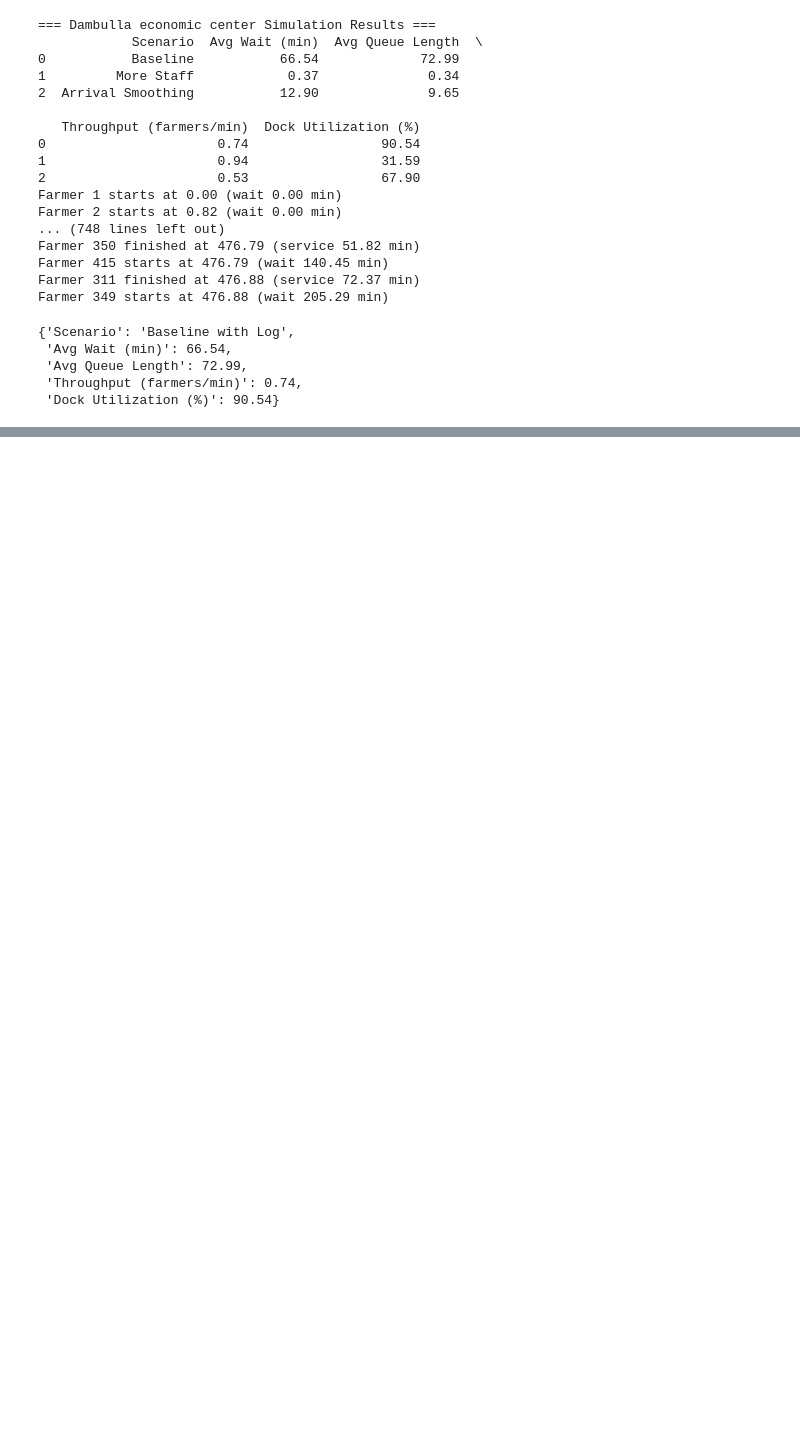
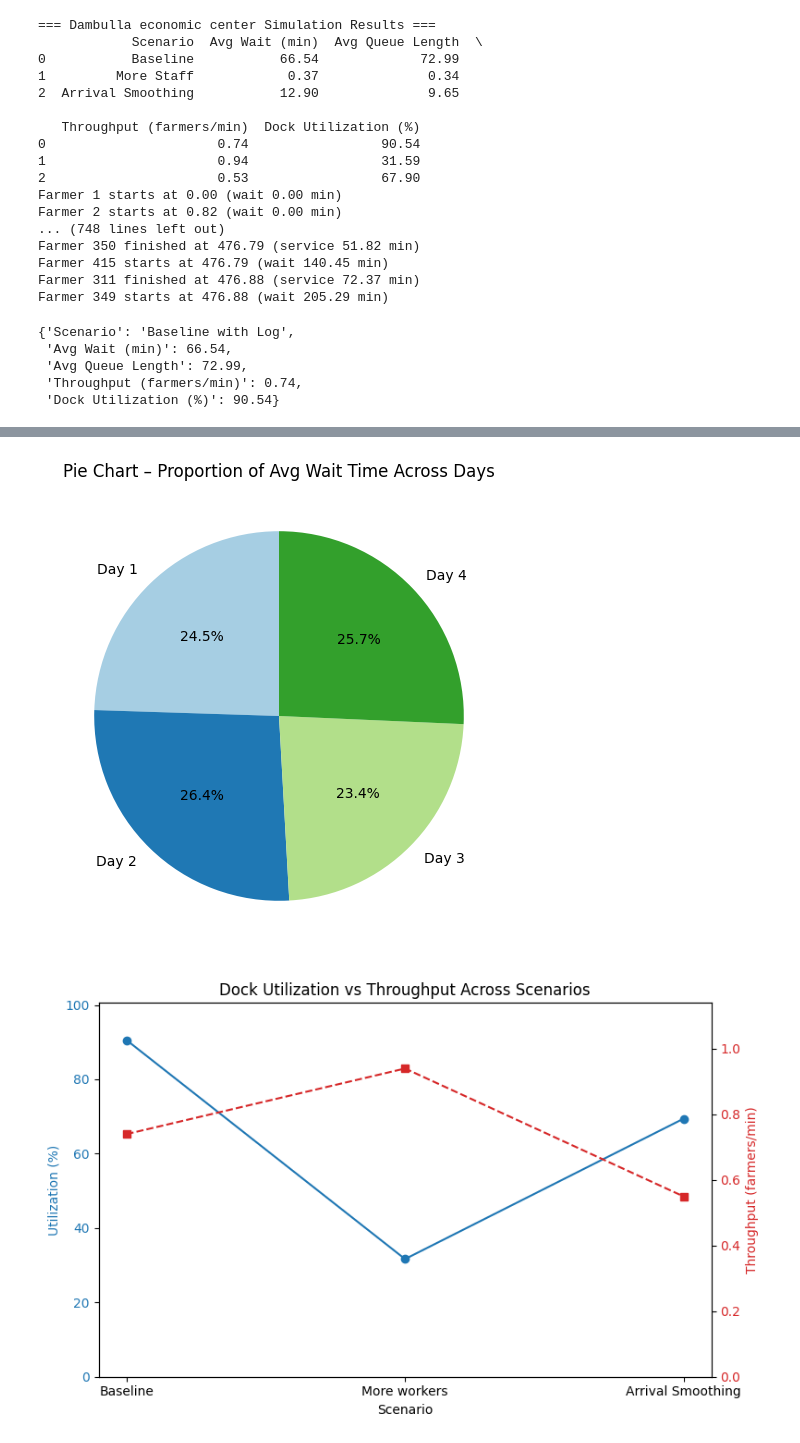
Before and after one commit to mpggekweerasinghe/case-study, a Jupyter notebook: dambulla.ipynb, the cells around one changed output, grey strips where cells are left out. Drawn from its saved outputs; the diff is of its cells as text; code cells hidden in the pictures; blank space fills up the shorter version.

Commit message:
changing the format of charts

```diff
--- a/dambulla.ipynb
+++ b/dambulla.ipynb
@@ -112,9 +110,12 @@ Farmer 349 starts at 476.88 (wait 205.29 min)
  'Throughput (farmers/min)': 0.74,
  'Dock Utilization (%)': 90.54}
 # %%
+# ---------------- Libraries ----------------
 import numpy as np
+import pandas as pd
 import matplotlib.pyplot as plt
 
+# ---------------- Scenario Comparison (Bar Chart) ----------------
 avg_wait = [66.54, 1.67, 20.81]
 avg_queue = [72.99, 1.56, 14.88]
 throughput = [0.74, 0.94, 0.55]
@@ -129,12 +130,65 @@ plt.bar(x - 1.5*width, avg_wait, width, label='Avg Wait (min)', color='skyblue')
 plt.bar(x - 0.5*width, avg_queue, width, label='Avg Queue', color='orange')
 plt.bar(x + 0.5*width, throughput, width, label='Throughput', color='green')
 plt.bar(x + 1.5*width, utilization, width, label='Dock Utilization (%)', color='purple')
-
 plt.xticks(x, scenario_name)
 plt.ylabel("Metrics")
 plt.title("Comparison of All Metrics by Scenario")
 plt.legend()
 plt.grid(axis='y', linestyle='--', alpha=0.5)
 plt.show()
+
+
+# ---------------- Baseline 4-Day Data ----------------
+baseline_data = {
+    'Day': ['Day 1', 'Day 2', 'Day 3', 'Day 4'],
+    'Avg Wait (min)': [65.16, 70.25, 62.30, 68.40],
+    'Avg Queue': [90.10, 95.50, 88.20, 92.30],
+    'Throughput (farmers/min)': [0.74, 0.76, 0.73, 0.75],
+    'Dock Utilization (%)': [96.1, 95.5, 96.5, 95.8]
+}
+
+df_baseline = pd.DataFrame(baseline_data)
+
+# ---------------- Line Plot ----------------
+plt.figure(figsize=(10,5))
+plt.plot(df_baseline['Day'], df_baseline['Avg Wait (min)'], marker='o', label='Avg Wait (min)')
+plt.plot(df_baseline['Day'], df_baseline['Avg Queue'], marker='s', label='Avg Queue')
+plt.title('Line Plot – Wait Time & Queue Length Over 4 Days (Baseline)')
+plt.xlabel('Day')
+plt.ylabel('Value')
+plt.legend()
+plt.grid(True)
+plt.show()
+
+# ---------------- Pie Chart ----------------
+plt.figure(figsize=(6,6))
+plt.pie(df_baseline['Avg Wait (min)'], labels=df_baseline['Day'],
+        autopct='%1.1f%%', startangle=90, colors=plt.cm.Paired.colors)
+plt.title('Pie Chart – Proportion of Avg Wait Time Across Days')
+plt.show()
+
+# ---------------- Dock Utilization vs Throughput ----------------
+scenarios = ["Baseline", "More workers", "Arrival Smoothing"]
+utilization = [90.54, 31.66, 69.41]
+throughput = [0.74, 0.94, 0.55]
+
+fig, ax1 = plt.subplots(figsize=(8,5))
+color = 'tab:blue'
+ax1.set_xlabel('Scenario')
+ax1.set_ylabel('Utilization (%)', color=color)
+ax1.plot(scenarios, utilization, marker='o', color=color, label='Dock Utilization')
+ax1.tick_params(axis='y', labelcolor=color)
+ax1.set_ylim(0, max(utilization)+10)
+
+ax2 = ax1.twinx()
+color = 'tab:red'
+ax2.set_ylabel('Throughput (farmers/min)', color=color)
+ax2.plot(scenarios, throughput, marker='s', color=color, linestyle='--', label='Throughput')
+ax2.tick_params(axis='y', labelcolor=color)
+ax2.set_ylim(0, max(throughput)+0.2)
+
+plt.title("Dock Utilization vs Throughput Across Scenarios")
+fig.tight_layout()
+plt.show()
 # %% [output]
 [figure]
@@ -140,0 +196,2 @@ plt.show()
+[figure, added]
+[figure, added]
```
Also changed, not shown: parts of 4 cells of this notebook.
